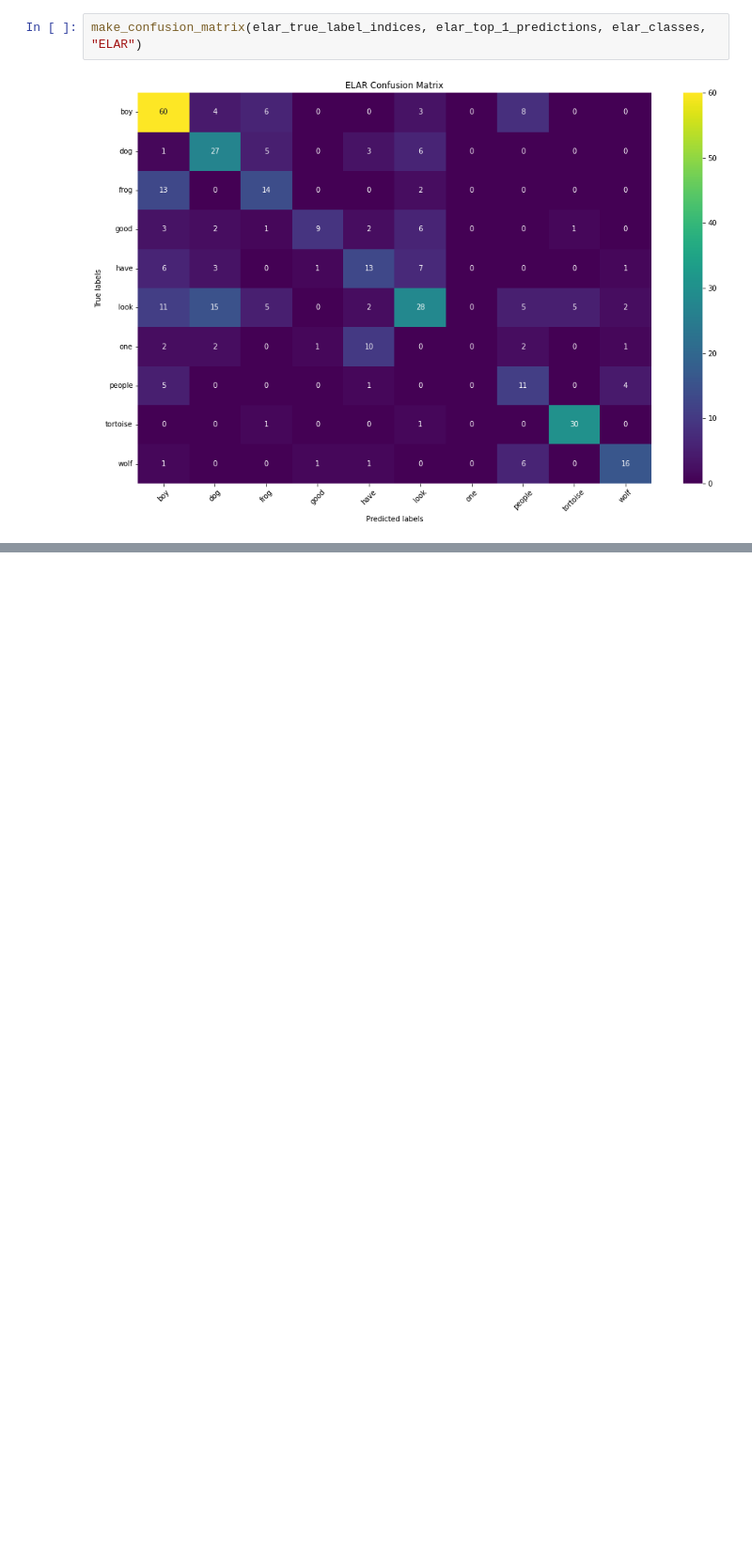
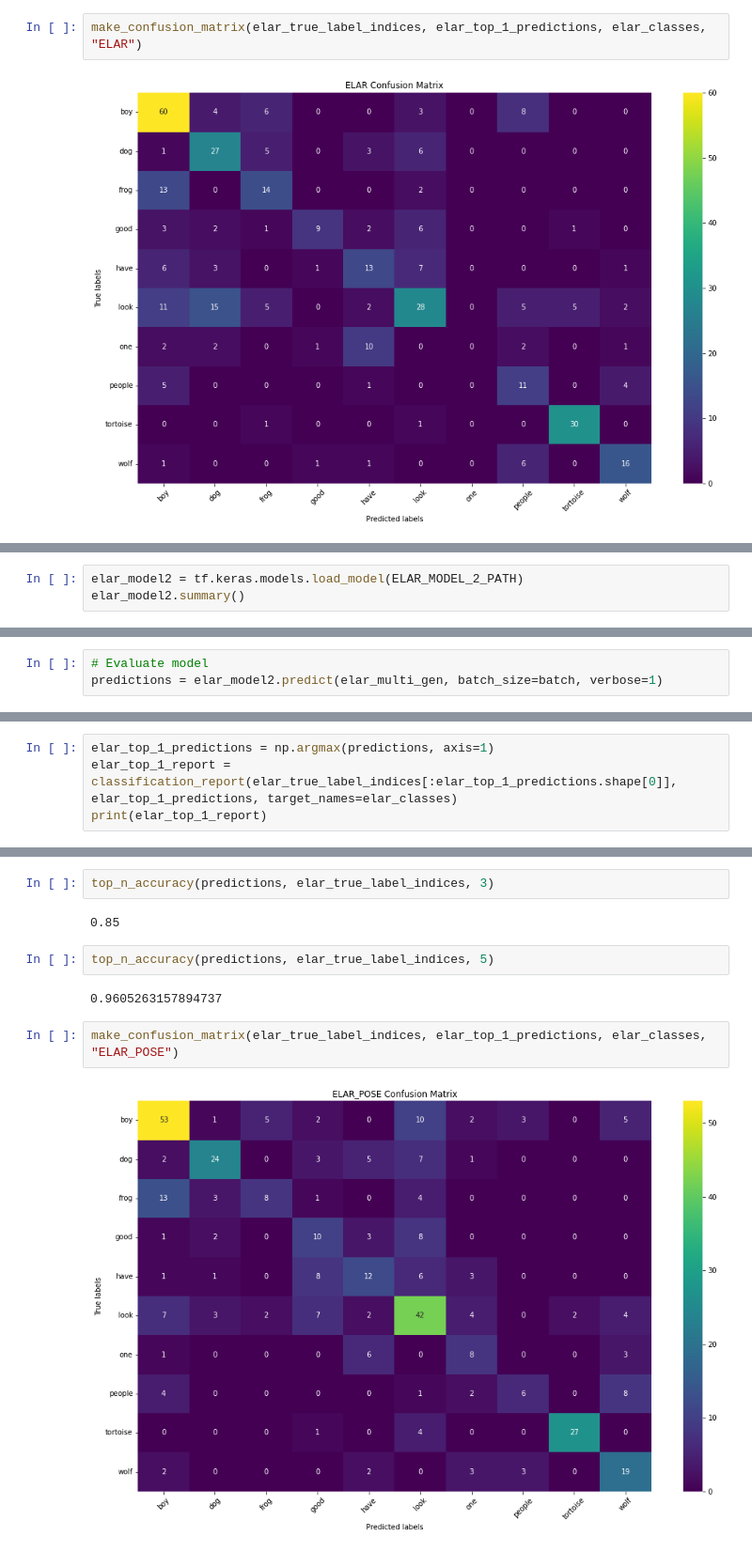
Before and after one commit to JNRuan/auslan-ml-feature-exploration, a Jupyter notebook: TestModels.ipynb, the cells around one changed output, grey strips where cells are left out. Shown at 94% size. Saved outputs shown, nothing was run; the diff lists cells and outputs as text; blank space fills up the shorter version.

Commit message:
Demo updates and changed log name for single feature.

```diff
--- a/TestModels.ipynb
+++ b/TestModels.ipynb
@@ -250,0 +255,3 @@ make_confusion_matrix(elar_true_label_indices, elar_top_1_predictions, elar_clas
+# %%
+elar_model2 = tf.keras.models.load_model(ELAR_MODEL_2_PATH)
+elar_model2.summary()
@@ -250,0 +287,3 @@ make_confusion_matrix(elar_true_label_indices, elar_top_1_predictions, elar_clas
+# %%
+# Evaluate model
+predictions = elar_model2.predict(elar_multi_gen, batch_size=batch, verbose=1)
@@ -250,0 +292,4 @@ make_confusion_matrix(elar_true_label_indices, elar_top_1_predictions, elar_clas
+# %%
+elar_top_1_predictions = np.argmax(predictions, axis=1)
+elar_top_1_report = classification_report(elar_true_label_indices[:elar_top_1_predictions.shape[0]], elar_top_1_predictions, target_names=elar_classes)
+print(elar_top_1_report)
@@ -250,0 +313,12 @@ make_confusion_matrix(elar_true_label_indices, elar_top_1_predictions, elar_clas
+# %%
+top_n_accuracy(predictions, elar_true_label_indices, 3)
+# %% [output]
+0.85
+# %%
+top_n_accuracy(predictions, elar_true_label_indices, 5)
+# %% [output]
+0.9605263157894737
+# %%
+make_confusion_matrix(elar_true_label_indices, elar_top_1_predictions, elar_classes, "ELAR_POSE")
+# %% [output]
+[figure, added]
```
Also changed, not shown: parts of 7 cells of this notebook, 3 other files.
